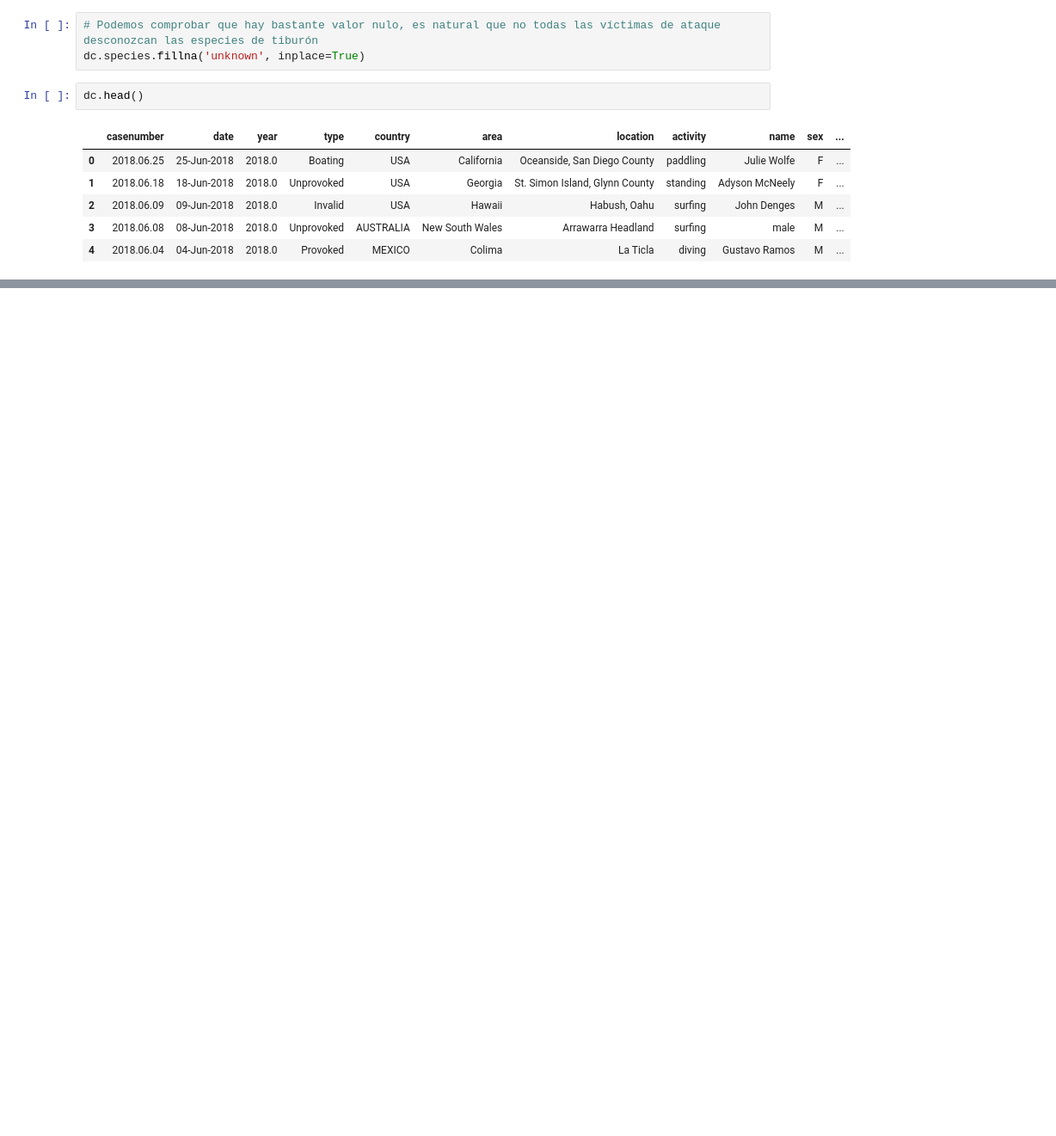
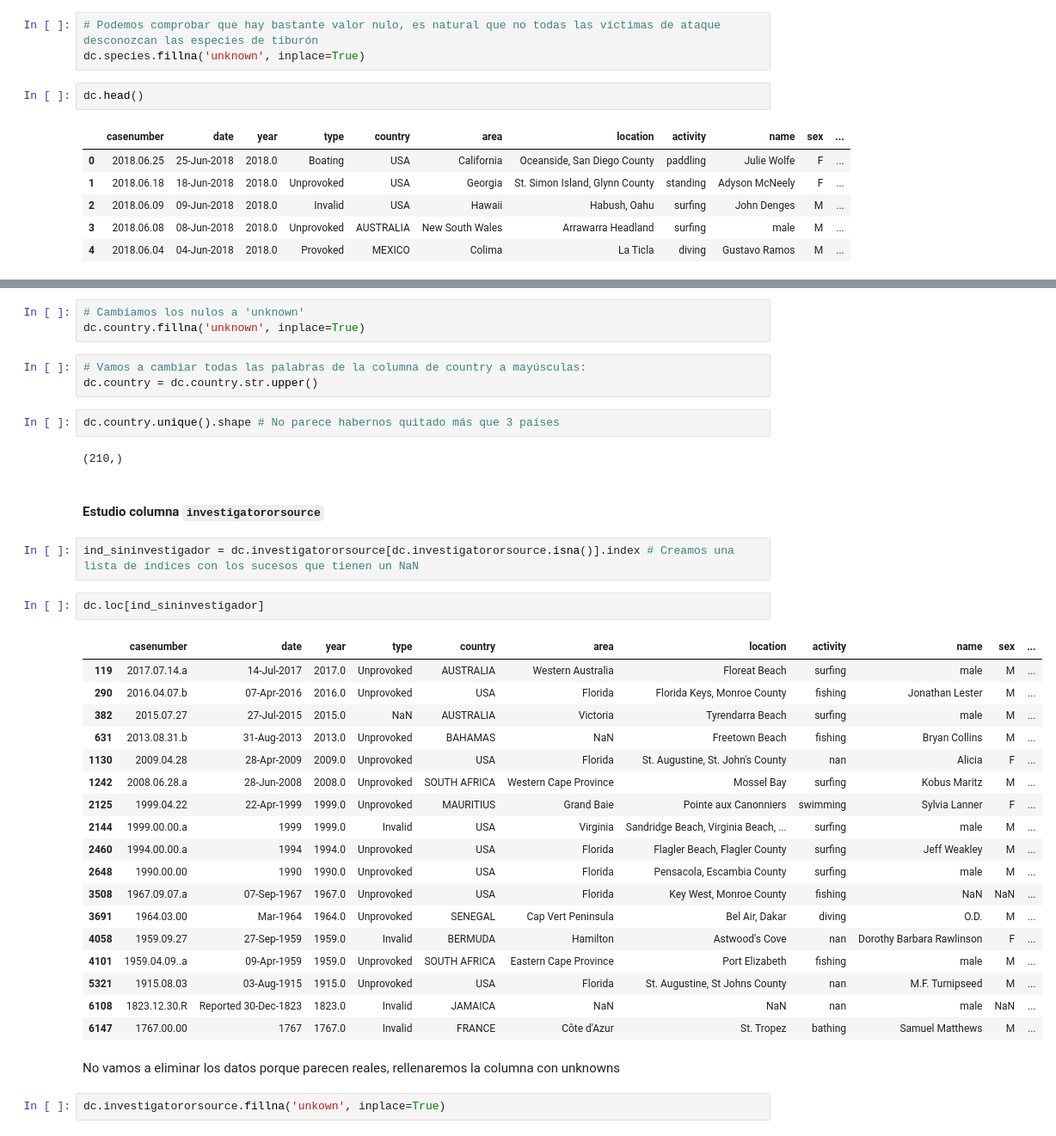
Before and after one commit to Jacobomb/PandasProjectJMB, a Jupyter notebook: notebooks/clean.ipynb, the cells around one changed output, grey strips where cells are left out. Shown at 86% size. Cells and saved outputs as stored; diff of their text form; blank space fills up the shorter version.

```diff
--- a/notebooks/clean.ipynb
+++ b/notebooks/clean.ipynb
@@ -639,0 +694,39 @@ dc.head()
+# %%
+# Cambiamos los nulos a 'unknown'
+dc.country.fillna('unknown', inplace=True)
+# %%
+# Vamos a cambiar todas las palabras de la columna de country a mayúsculas:
+dc.country = dc.country.str.upper()
+# %%
+dc.country.unique().shape # No parece habernos quitado más que 3 países
+# %% [output]
+(210,)
+# %% [markdown]
+#### Estudio columna `investigatororsource`
+# %%
+ind_sininvestigador = dc.investigatororsource[dc.investigatororsource.isna()].index # Creamos una lista de índices con los sucesos que tienen un NaN
+# %%
+dc.loc[ind_sininvestigador]
+# %% [output]
+|  | casenumber | date | year | type | country | area | location | activity | name | sex | ... |
+| 119 | 2017.07.14.a | 14-Jul-2017 | 2017.0 | Unprovoked | AUSTRALIA | Western Australia | Floreat Beach | surfing | male | M | ... |
+| 290 | 2016.04.07.b | 07-Apr-2016 | 2016.0 | Unprovoked | USA | Florida | Florida Keys, Monroe County | fishing | Jonathan Lester | M | ... |
+| 382 | 2015.07.27 | 27-Jul-2015 | 2015.0 | NaN | AUSTRALIA | Victoria | Tyrendarra Beach | surfing | male | M | ... |
+| 631 | 2013.08.31.b | 31-Aug-2013 | 2013.0 | Unprovoked | BAHAMAS | NaN | Freetown Beach | fishing | Bryan Collins | M | ... |
+| 1130 | 2009.04.28 | 28-Apr-2009 | 2009.0 | Unprovoked | USA | Florida | St. Augustine, St. John's County | nan | Alicia | F | ... |
+| 1242 | 2008.06.28.a | 28-Jun-2008 | 2008.0 | Unprovoked | SOUTH AFRICA | Western Cape Province | Mossel Bay | surfing | Kobus Maritz | M | ... |
+| 2125 | 1999.04.22 | 22-Apr-1999 | 1999.0 | Unprovoked | MAURITIUS | Grand Baie | Pointe aux Canonniers | swimming | Sylvia Lanner | F | ... |
+| 2144 | 1999.00.00.a | 1999 | 1999.0 | Invalid | USA | Virginia | Sandridge Beach, Virginia Beach, ... | surfing | male | M | ... |
+| 2460 | 1994.00.00.a | 1994 | 1994.0 | Unprovoked | USA | Florida | Flagler Beach, Flagler County | surfing | Jeff Weakley | M | ... |
+| 2648 | 1990.00.00 | 1990 | 1990.0 | Unprovoked | USA | Florida | Pensacola, Escambia County | surfing | male | M | ... |
+| 3508 | 1967.09.07.a | 07-Sep-1967 | 1967.0 | Unprovoked | USA | Florida | Key West, Monroe County | fishing | NaN | NaN | ... |
+| 3691 | 1964.03.00 | Mar-1964 | 1964.0 | Unprovoked | SENEGAL | Cap Vert Peninsula | Bel Air, Dakar | diving | O.D. | M | ... |
+| 4058 | 1959.09.27 | 27-Sep-1959 | 1959.0 | Invalid | BERMUDA | Hamilton | Astwood's Cove | nan | Dorothy Barbara Rawlinson | F | ... |
+| 4101 | 1959.04.09..a | 09-Apr-1959 | 1959.0 | Unprovoked | SOUTH AFRICA | Eastern Cape Province | Port Elizabeth | fishing | male | M | ... |
+| 5321 | 1915.08.03 | 03-Aug-1915 | 1915.0 | Unprovoked | USA | Florida | St. Augustine, St Johns County | nan | M.F. Turnipseed | M | ... |
+| 6108 | 1823.12.30.R | Reported 30-Dec-1823 | 1823.0 | Invalid | JAMAICA | NaN | NaN | nan | male | NaN | ... |
+| 6147 | 1767.00.00 | 1767 | 1767.0 | Invalid | FRANCE | Côte d'Azur | St. Tropez | bathing | Samuel Matthews | M | ... |
+# %% [markdown]
+No vamos a eliminar los datos porque parecen reales, rellenaremos la columna con unknowns
+# %%
+dc.investigatororsource.fillna('unkown', inplace=True)
```
Also changed, not shown: parts of 12 cells of this notebook.
